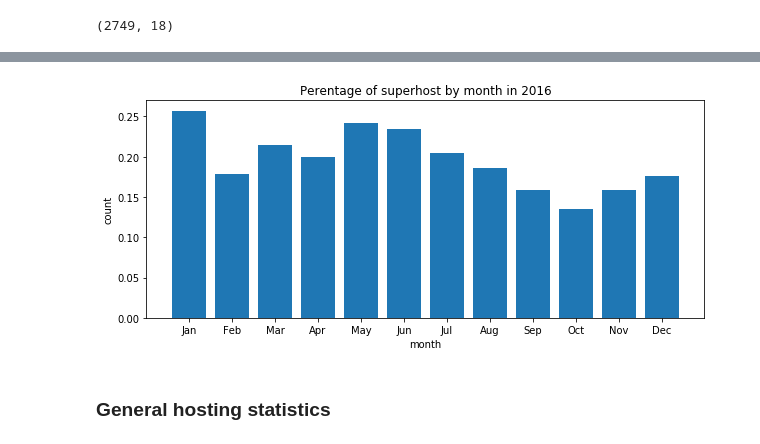
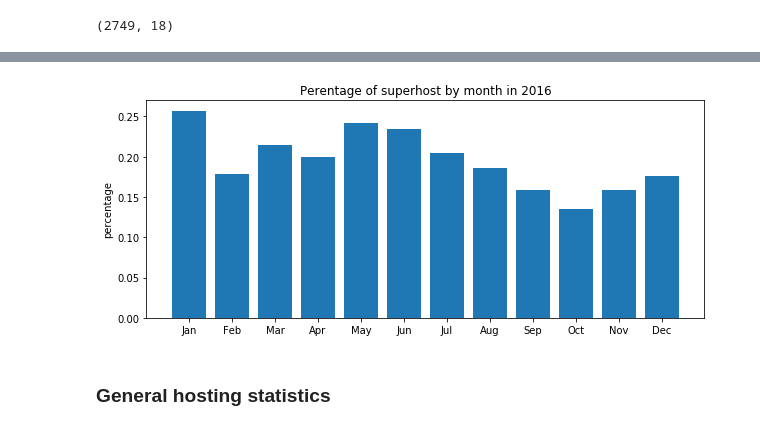
Before and after one commit to jasonsuk/ds-airbnb, a Jupyter notebook: analysis.ipynb, the cells around one changed output, grey strips where cells are left out. Cells and saved outputs as stored; diff of their text form; code cells hidden in the pictures.

```diff
--- a/analysis.ipynb
+++ b/analysis.ipynb
@@ -562,2 +621,0 @@ plot_line_chart(group_total_hostings.index , group_total_hostings.values, layout
-# %%
-host.host_is_superhost = host.host_is_superhost.map({'f':0, 't': 1})
@@ -564,2 +624,5 @@ host.host_is_superhost = host.host_is_superhost.map({'f':0, 't': 1})
+# %%
+# Convert into binary data
+host.host_is_superhost = convert_binary_num(host.host_is_superhost)
 # %%
 group_superhost = host.groupby('month')['host_is_superhost'].mean()
@@ -586,13 +631,13 @@ Successfully mapped
 # %%
 layout_obj = {
     'title'  : 'Perentage of superhost by month in 2016',
-    'xlabel' : 'month',
-    'tlabel' : 'count'
+    'xlabel' : '',
+    'tlabel' : 'percentage'
 }
 
 plot_bar_chart(group_superhost.index, group_superhost.values, layout_obj)
 # %% [output]
-[figure, old version]
+[figure, new version]
 # %% [markdown]
 ### General hosting statistics
 # %% [markdown]
```
Also changed, not shown: parts of 47 cells of this notebook.
